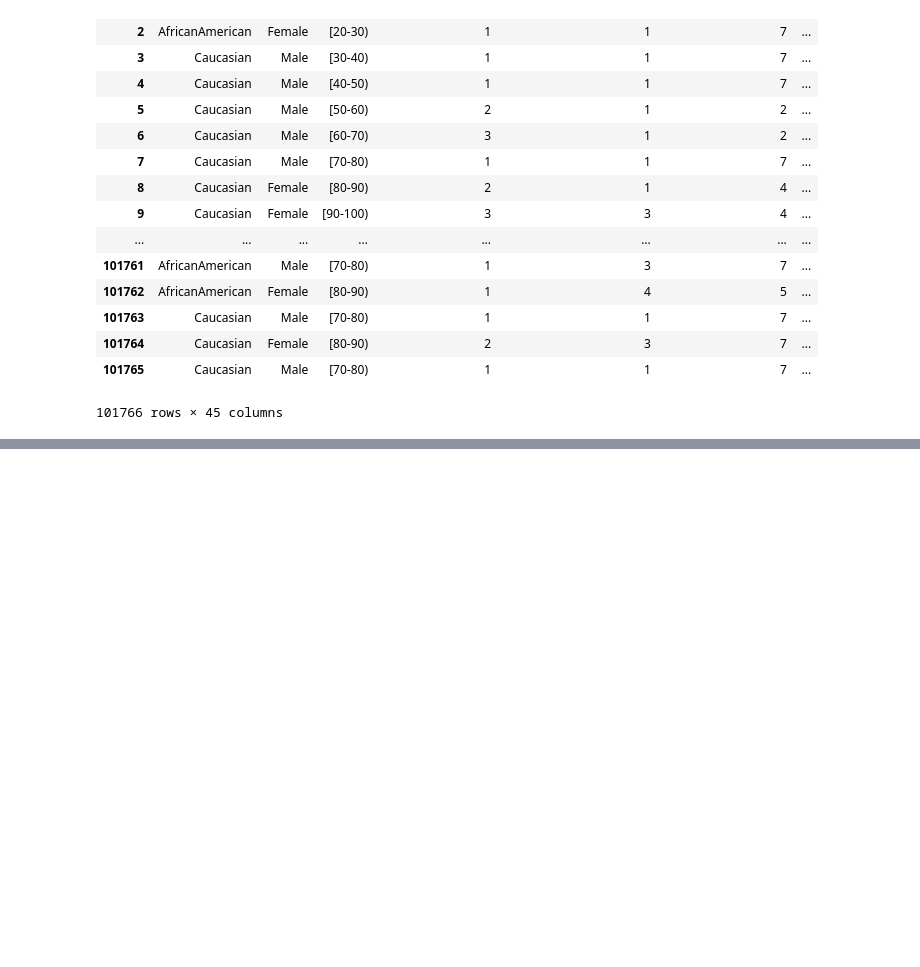
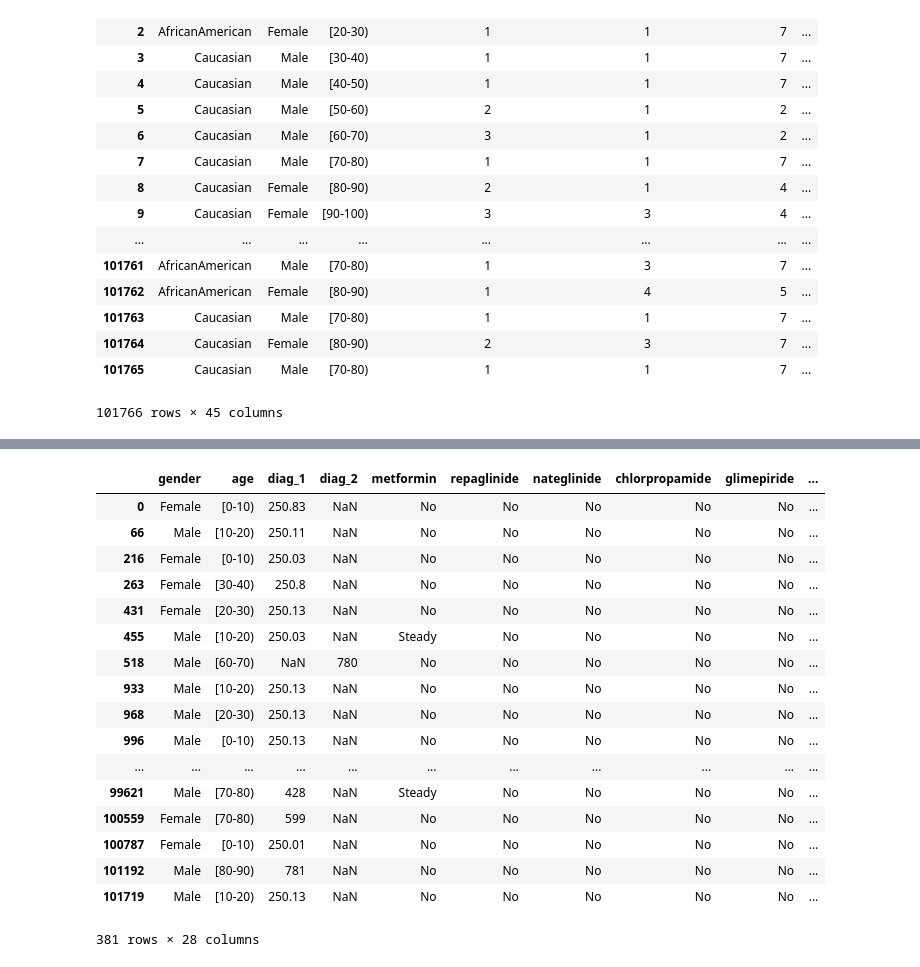
Before and after one commit to hvu815/Data-Analysis, a Jupyter notebook: analysis_notebooks/Diabetes_notebook_Huong.ipynb, the cells around one changed output, grey strips where cells are left out. Saved outputs shown, nothing was run; the diff lists cells and outputs as text; code cells hidden in the pictures; blank space fills up the shorter version.

```diff
--- a/analysis_notebooks/Diabetes_notebook_Huong.ipynb
+++ b/analysis_notebooks/Diabetes_notebook_Huong.ipynb
@@ -105,0 +111,7 @@ len(list(nominal)) # 31 variables
+# %%
+#replace ?, none and None by NaN
+data = data.replace('?', np.nan)
+data = data.replace('none', np.nan)
+data = data.replace('None', np.nan)
+data = data.replace('Unknown/Invalid', np.nan)
+data
@@ -105,0 +158,5 @@ len(list(nominal)) # 31 variables
+# %%
+#drop race, payer_code, medical_specialty, diag_3, max_glu_serum, A1Cresult
+data = data.drop(['race','payer_code', 'medical_specialty', 'diag_3',
+                  'max_glu_serum', 'A1Cresult'], axis = 1)
+data
@@ -126,0 +202,4 @@ data
+# %%
+#select columns that are object data type
+obj_df = data.select_dtypes(include = ['object']).copy()
+obj_df.head()
@@ -126,0 +214,22 @@ data
+# %%
+#select all the rows that have Nan
+obj_df[obj_df.isnull().any(axis = 1)]
+# %% [output]
+|  | gender | age | diag_1 | diag_2 | metformin | repaglinide | nateglinide | chlorpropamide | glimepiride | ... |
+| 0 | Female | [0-10) | 250.83 | NaN | No | No | No | No | No | ... |
+| 66 | Male | [10-20) | 250.11 | NaN | No | No | No | No | No | ... |
+| 216 | Female | [0-10) | 250.03 | NaN | No | No | No | No | No | ... |
+| 263 | Female | [30-40) | 250.8 | NaN | No | No | No | No | No | ... |
+| 431 | Female | [20-30) | 250.13 | NaN | No | No | No | No | No | ... |
+| 455 | Male | [10-20) | 250.03 | NaN | Steady | No | No | No | No | ... |
+| 518 | Male | [60-70) | NaN | 780 | No | No | No | No | No | ... |
+| 933 | Male | [10-20) | 250.13 | NaN | No | No | No | No | No | ... |
+| 968 | Male | [20-30) | 250.13 | NaN | No | No | No | No | No | ... |
+| 996 | Male | [0-10) | 250.13 | NaN | No | No | No | No | No | ... |
+| ... | ... | ... | ... | ... | ... | ... | ... | ... | ... | ... |
+| 99621 | Male | [70-80) | 428 | NaN | Steady | No | No | No | No | ... |
+| 100559 | Female | [70-80) | 599 | NaN | No | No | No | No | No | ... |
+| 100787 | Female | [0-10) | 250.01 | NaN | No | No | No | No | No | ... |
+| 101192 | Male | [80-90) | 781 | NaN | No | No | No | No | No | ... |
+| 101719 | Male | [10-20) | 250.13 | NaN | No | No | No | No | No | ... |
+381 rows × 28 columns
```
Also changed, not shown: parts of 26 cells of this notebook.
